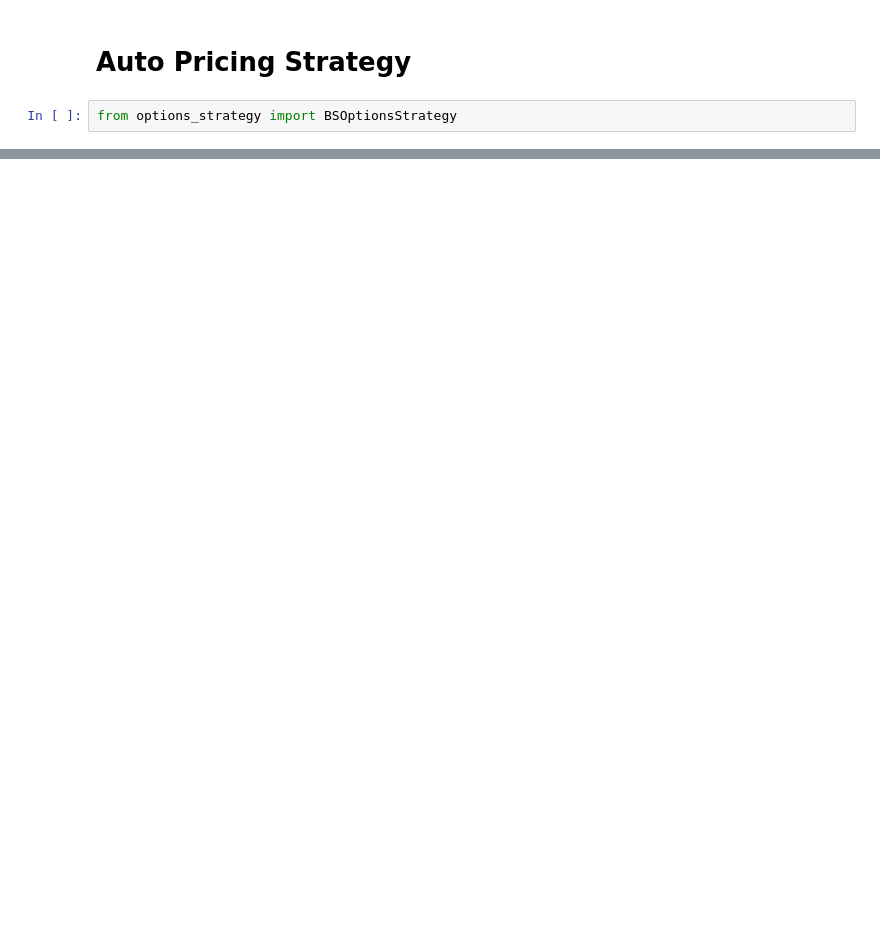
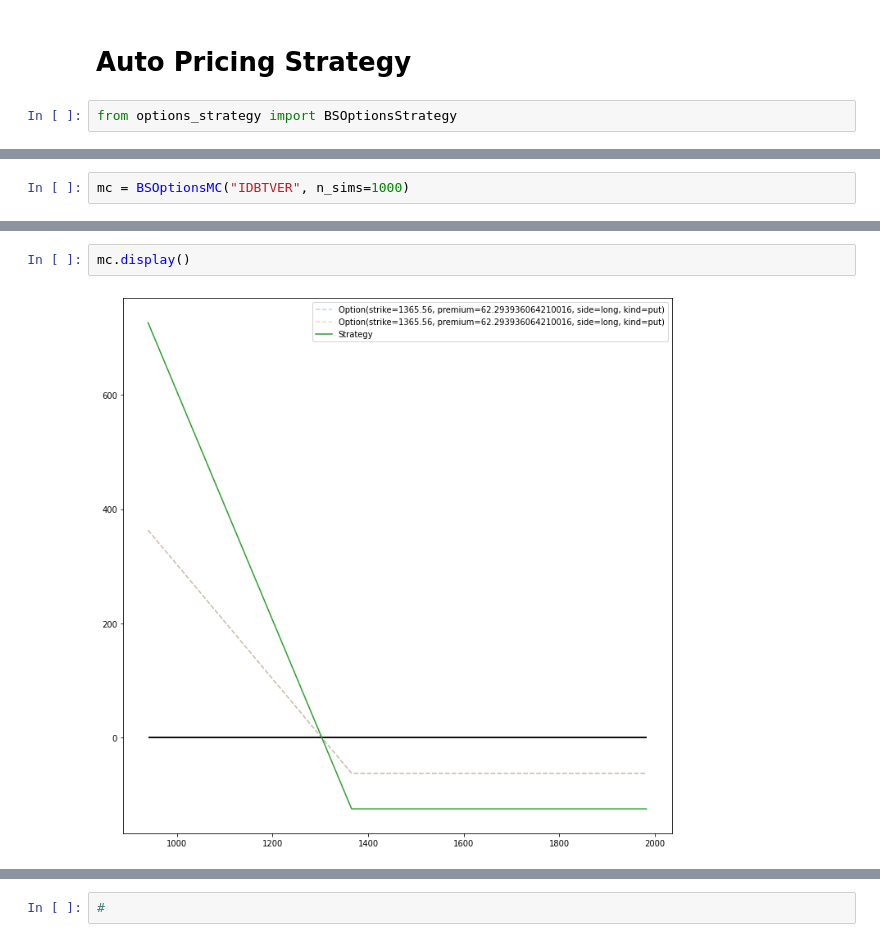
Before and after one commit to andyherfer/finance, a Jupyter notebook: options/demo.ipynb, the cells around one changed output, grey strips where cells are left out. Drawn from its saved outputs; the diff is of its cells as text; blank space fills up the shorter version.

```diff
--- a/options/demo.ipynb
+++ b/options/demo.ipynb
@@ -89,0 +114,2 @@ strategy.plot()
+# %%
+mc = BSOptionsMC("IDBTVER", n_sims=1000)
@@ -89,0 +121,4 @@ strategy.plot()
+# %%
+mc.display()
+# %% [output]
+[figure, added]
@@ -89,0 +128,2 @@ strategy.plot()
+# %%
+#
```
Also changed, not shown: parts of 14 cells of this notebook, 4 other files.
